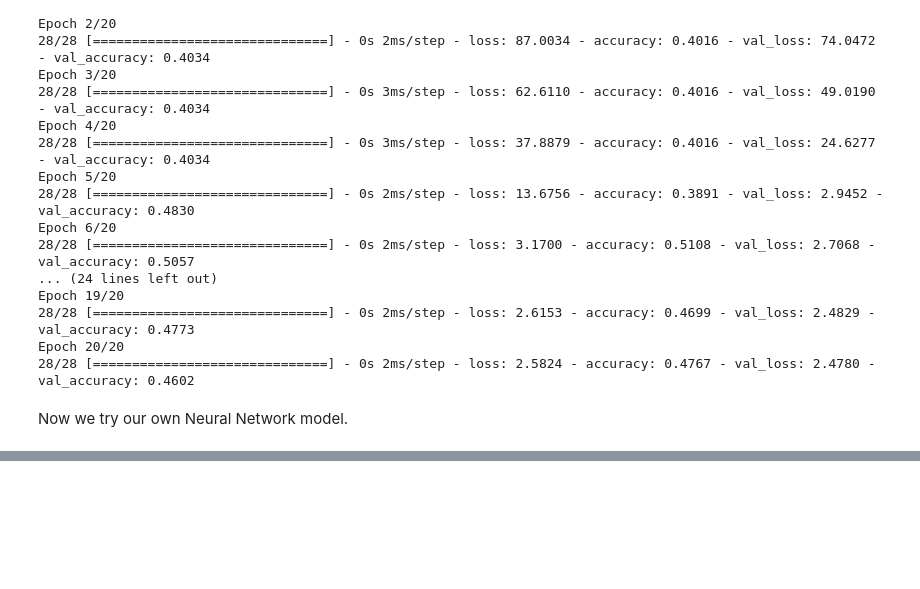
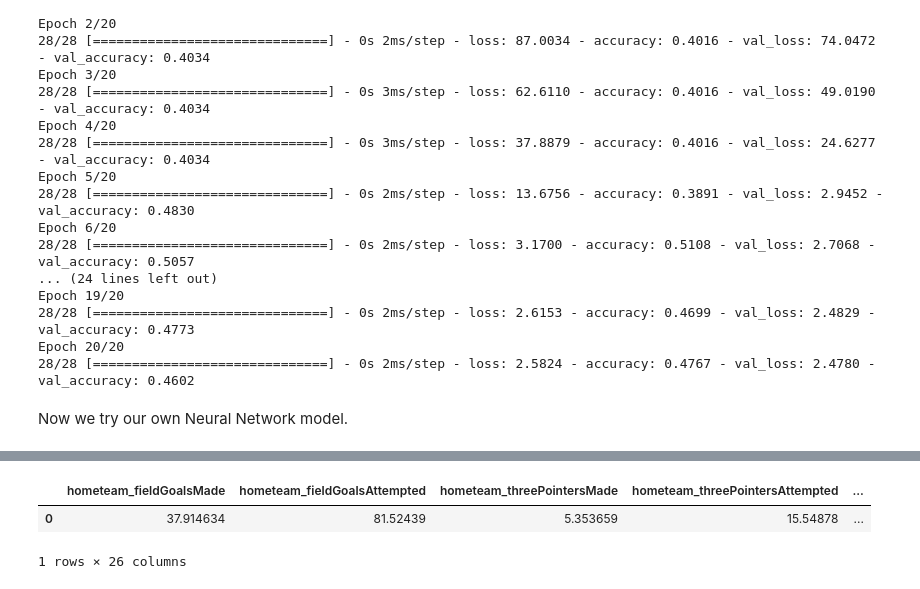
Before and after one commit to nickchu8/NBAPredictorProject, a Jupyter notebook: main.ipynb, the cells around one changed output, grey strips where cells are left out. Cells and saved outputs as stored; diff of their text form; code cells hidden in the pictures; blank space fills up the shorter version.

```diff
--- a/main.ipynb
+++ b/main.ipynb
@@ -213 +222,17 @@ model1.evaluate(x=X_test,y=y_test)
+# %%
+lakers_reg_season_2000_stats = get_average_stats_over_period(conn, "lakers", nba_seasons[params_dict['Season']]['start'], nba_seasons[params_dict['Season']]['end'])
+blazers_reg_season_2000_stats = get_average_stats_over_period(conn, "blazers", nba_seasons[params_dict['Season']]['start'], nba_seasons[params_dict['Season']]['end'])
+# %%
+lakers_reg_season_2000_stats = lakers_reg_season_2000_stats.drop('gamesCount', axis = 1)
+blazers_reg_season_2000_stats = blazers_reg_season_2000_stats.drop('gamesCount', axis = 1)
+# %%
+lakers_reg_season_2000_stats = lakers_reg_season_2000_stats.add_prefix("hometeam_")
+blazers_reg_season_2000_stats = blazers_reg_season_2000_stats.add_prefix("awayteam_")
+# %%
+lakers_vs_blazers_df = pd.concat([lakers_reg_season_2000_stats,blazers_reg_season_2000_stats], axis = 1)
+lakers_vs_blazers_df
+# %% [output]
+|  | hometeam_fieldGoalsMade | hometeam_fieldGoalsAttempted | hometeam_threePointersMade | hometeam_threePointersAttempted | ... |
+| 0 | 37.914634 | 81.52439 | 5.353659 | 15.54878 | ... |
+1 rows × 26 columns
 # %%
```
Also changed, not shown: parts of 5 cells of this notebook.
